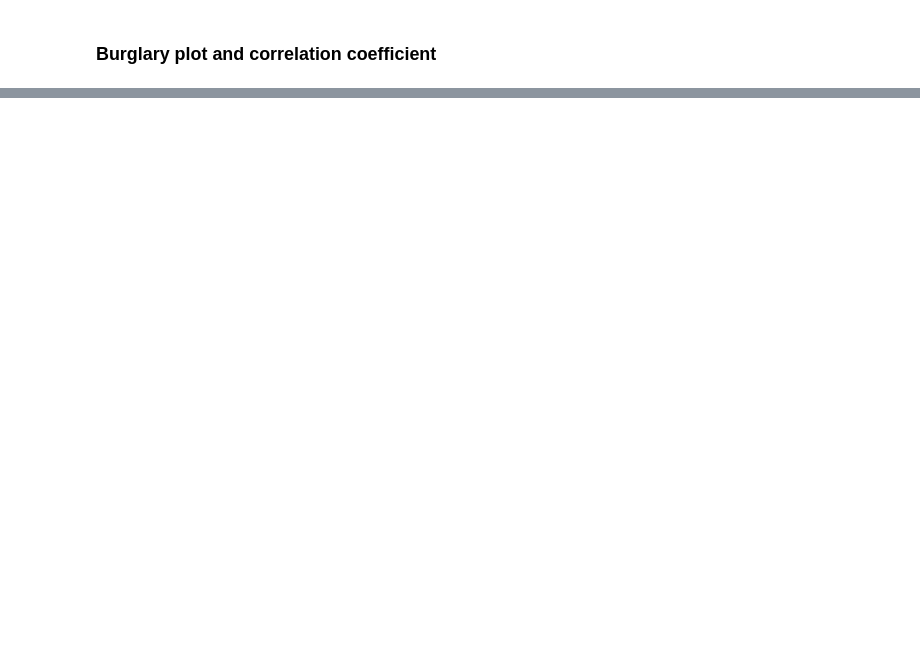
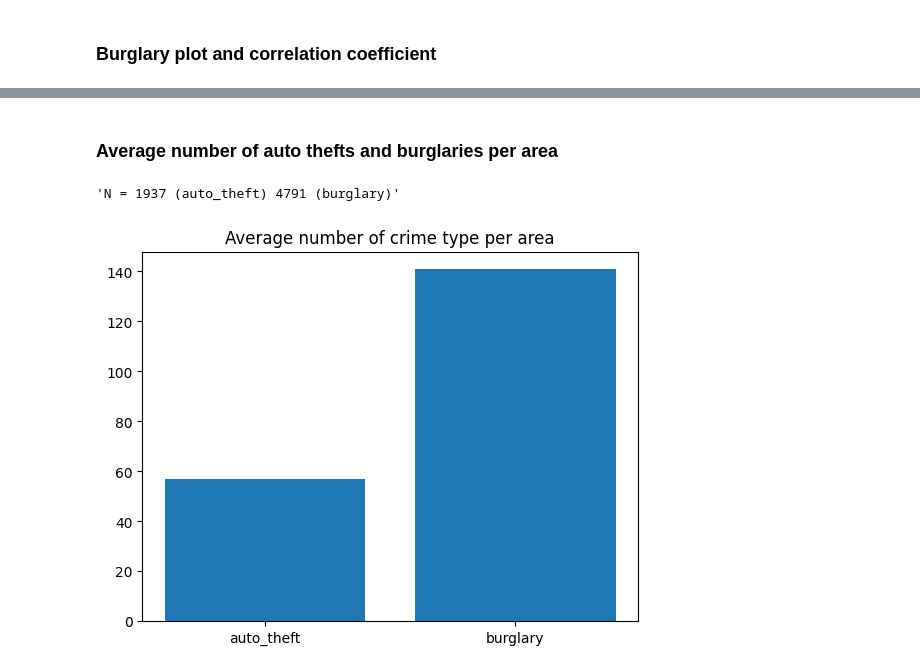
Before and after one commit to beaumartin25/cs5830_project2, a Jupyter notebook: project2.ipynb, the cells around one changed output, grey strips where cells are left out. Cells and saved outputs as stored; diff of their text form; code cells hidden in the pictures; blank space fills up the shorter version.

Commit message:
added average bar graph

```diff
--- a/project2.ipynb
+++ b/project2.ipynb
@@ -61,0 +112,11 @@ display(stats.pearsonr(burglary.Crime_Count, burglary.Medianhouseholdincome))
+# %% [markdown]
+### Average number of auto thefts and burglaries per area
+# %%
+plt.figure()
+plt.bar([1,2],[auto_theft.Crime_Count.mean(), burglary.Crime_Count.mean()], tick_label=['auto_theft', 'burglary'])
+plt.title('Average number of crime type per area')
+
+display('N = {} (auto_theft) {} (burglary)'.format(sum(auto_theft.Crime_Count), sum(burglary.Crime_Count)))
+# %% [output]
+'N = 1937 (auto_theft) 4791 (burglary)'
+[figure, added]
```
Also changed, not shown: parts of 6 cells of this notebook.
